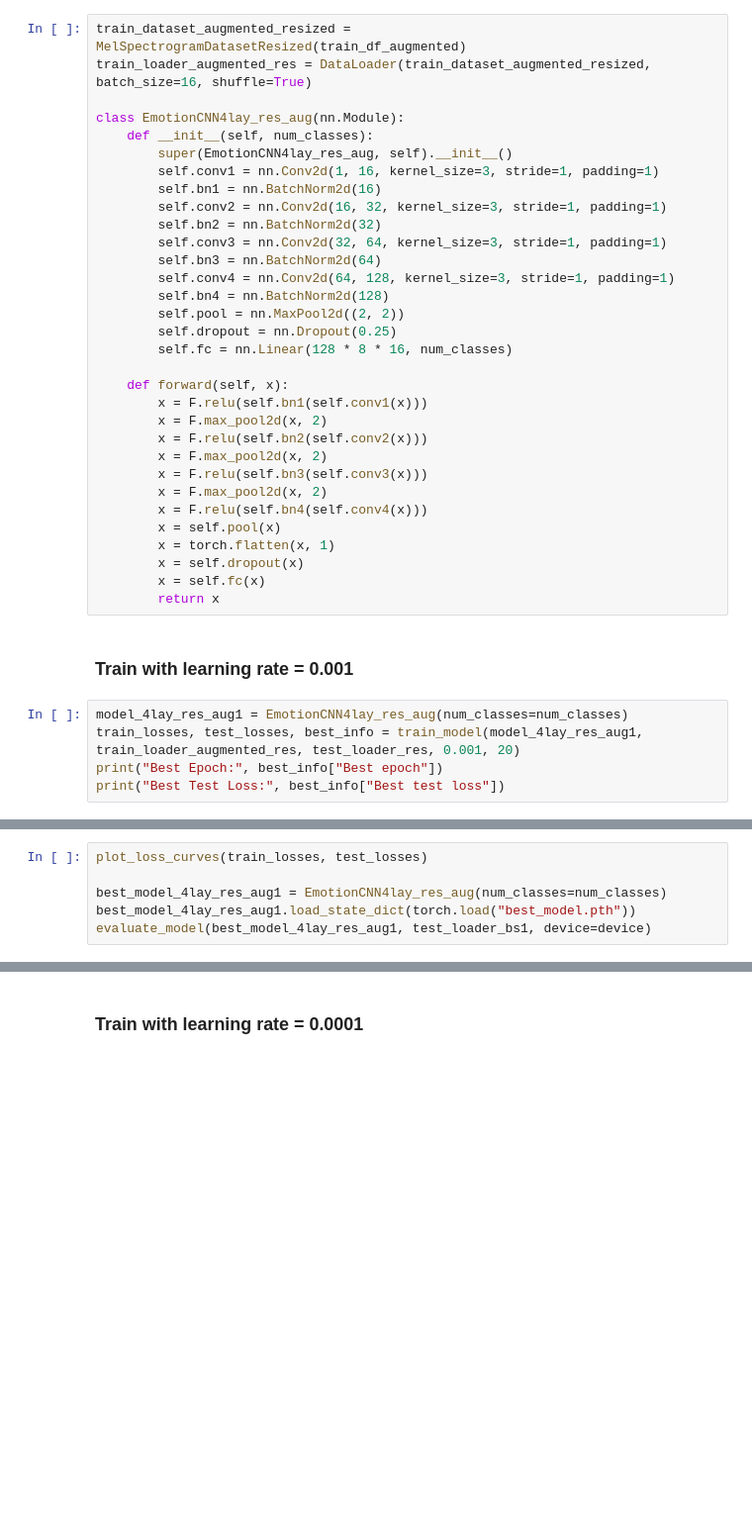
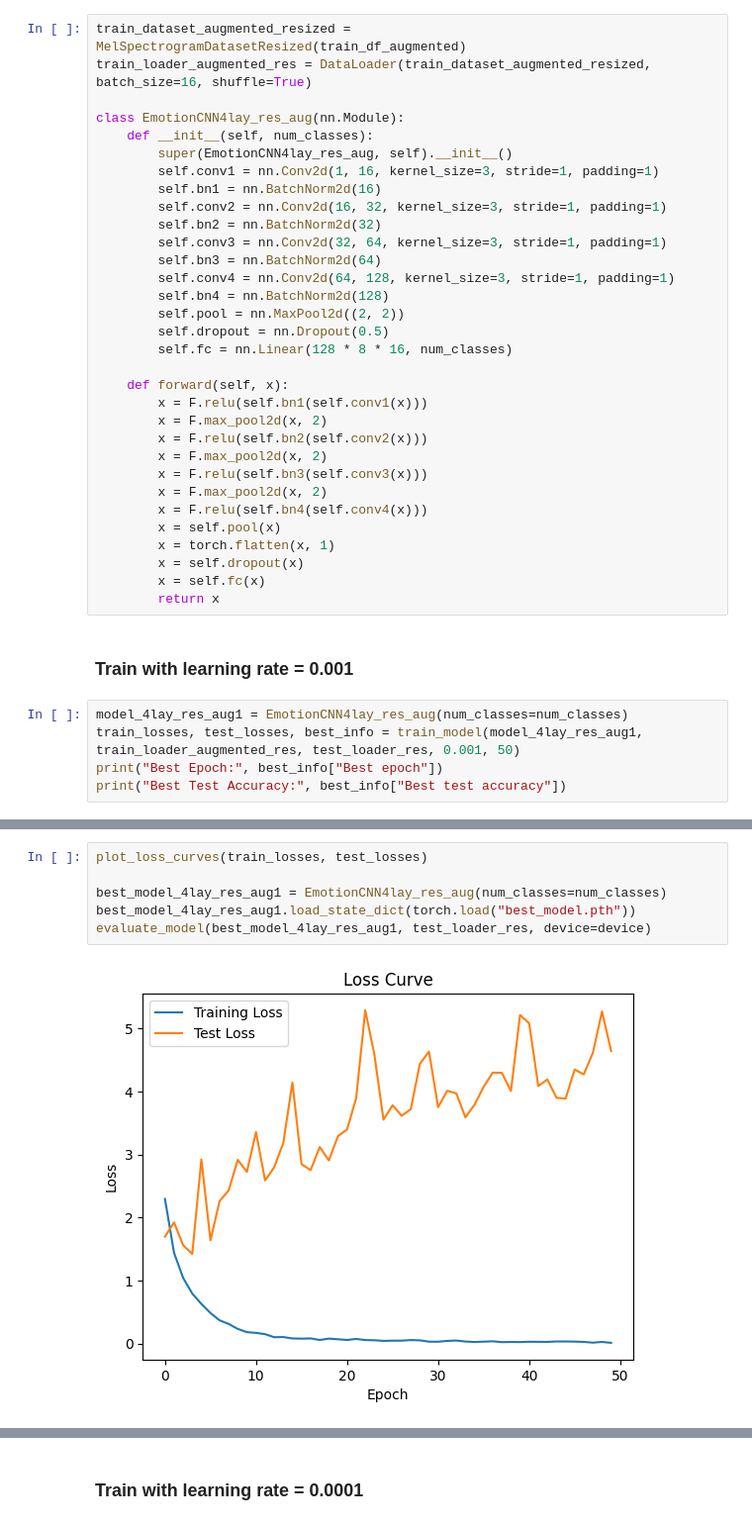
Before and after one commit to SigurdST/emotion_recognition, a Jupyter notebook: notebook.ipynb, the cells around one changed output, grey strips where cells are left out. Shown at 99% size. Cells and saved outputs as stored; diff of their text form; blank space fills up the shorter version.

```diff
--- a/notebook.ipynb
+++ b/notebook.ipynb
@@ -1150,7 +1230,7 @@ class EmotionCNN4lay_res_aug(nn.Module):
         self.conv4 = nn.Conv2d(64, 128, kernel_size=3, stride=1, padding=1)
         self.bn4 = nn.BatchNorm2d(128)
         self.pool = nn.MaxPool2d((2, 2))
-        self.dropout = nn.Dropout(0.25)
+        self.dropout = nn.Dropout(0.5)
         self.fc = nn.Linear(128 * 8 * 16, num_classes)
 
     def forward(self, x):
@@ -1170,7 +1250,7 @@ class EmotionCNN4lay_res_aug(nn.Module):
 ### Train with learning rate = 0.001
 # %%
 model_4lay_res_aug1 = EmotionCNN4lay_res_aug(num_classes=num_classes)
-train_losses, test_losses, best_info = train_model(model_4lay_res_aug1, train_loader_augmented_res, test_loader_res, 0.001, 20)
+train_losses, test_losses, best_info = train_model(model_4lay_res_aug1, train_loader_augmented_res, test_loader_res, 0.001, 50)
 print("Best Epoch:", best_info["Best epoch"])
-print("Best Test Loss:", best_info["Best test loss"])
+print("Best Test Accuracy:", best_info["Best test accuracy"])
 # %% [output]
@@ -1187,7 +1274,8 @@ Epoch 10/10, Loss: 0.1081
 # %%
 plot_loss_curves(train_losses, test_losses)
 
 best_model_4lay_res_aug1 = EmotionCNN4lay_res_aug(num_classes=num_classes)
 best_model_4lay_res_aug1.load_state_dict(torch.load("best_model.pth"))
-evaluate_model(best_model_4lay_res_aug1, test_loader_bs1, device=device)
+evaluate_model(best_model_4lay_res_aug1, test_loader_res, device=device)
 # %% [output]
+[figure, new version]
```
Also changed, not shown: parts of 34 cells of this notebook, 14 other files.
